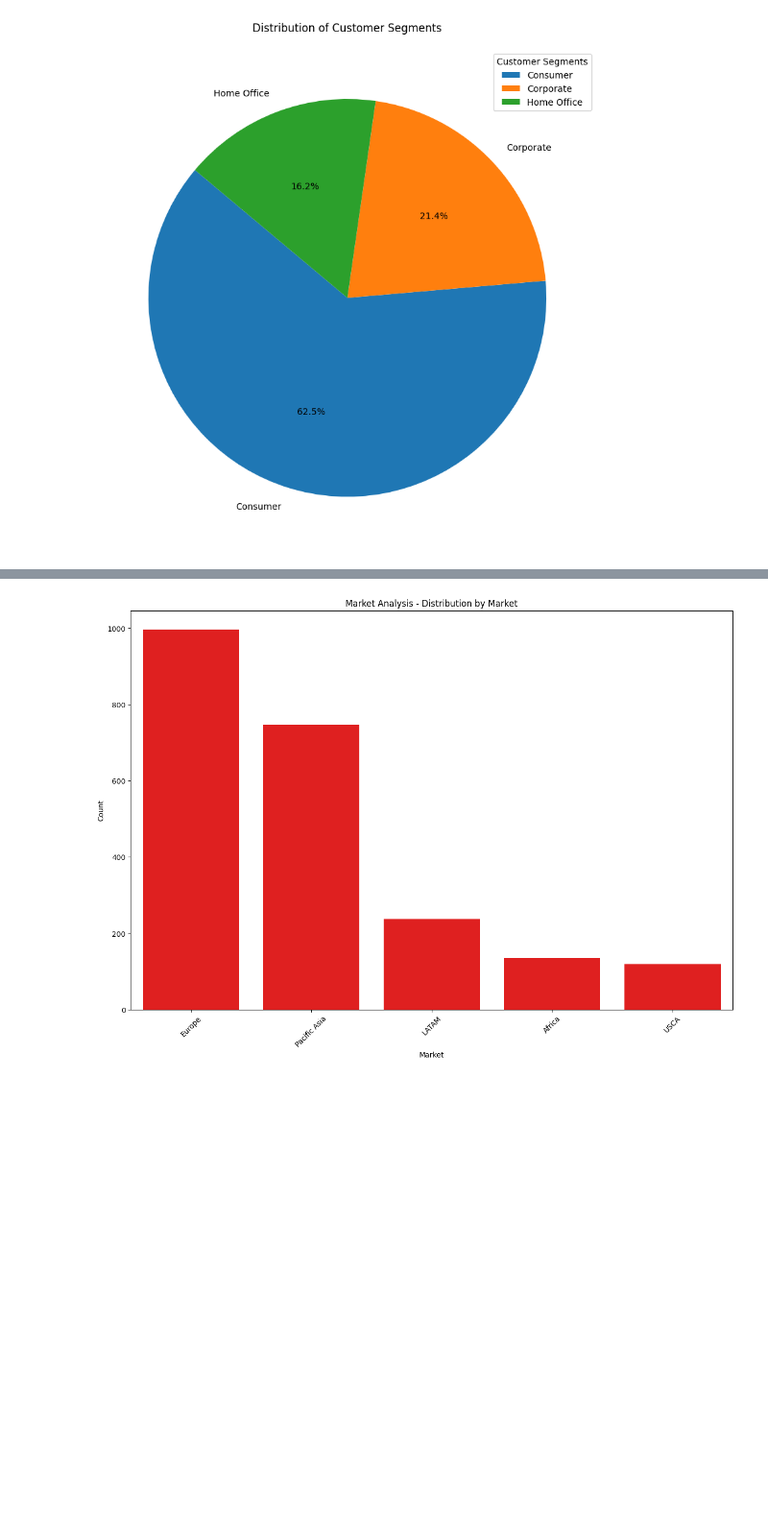
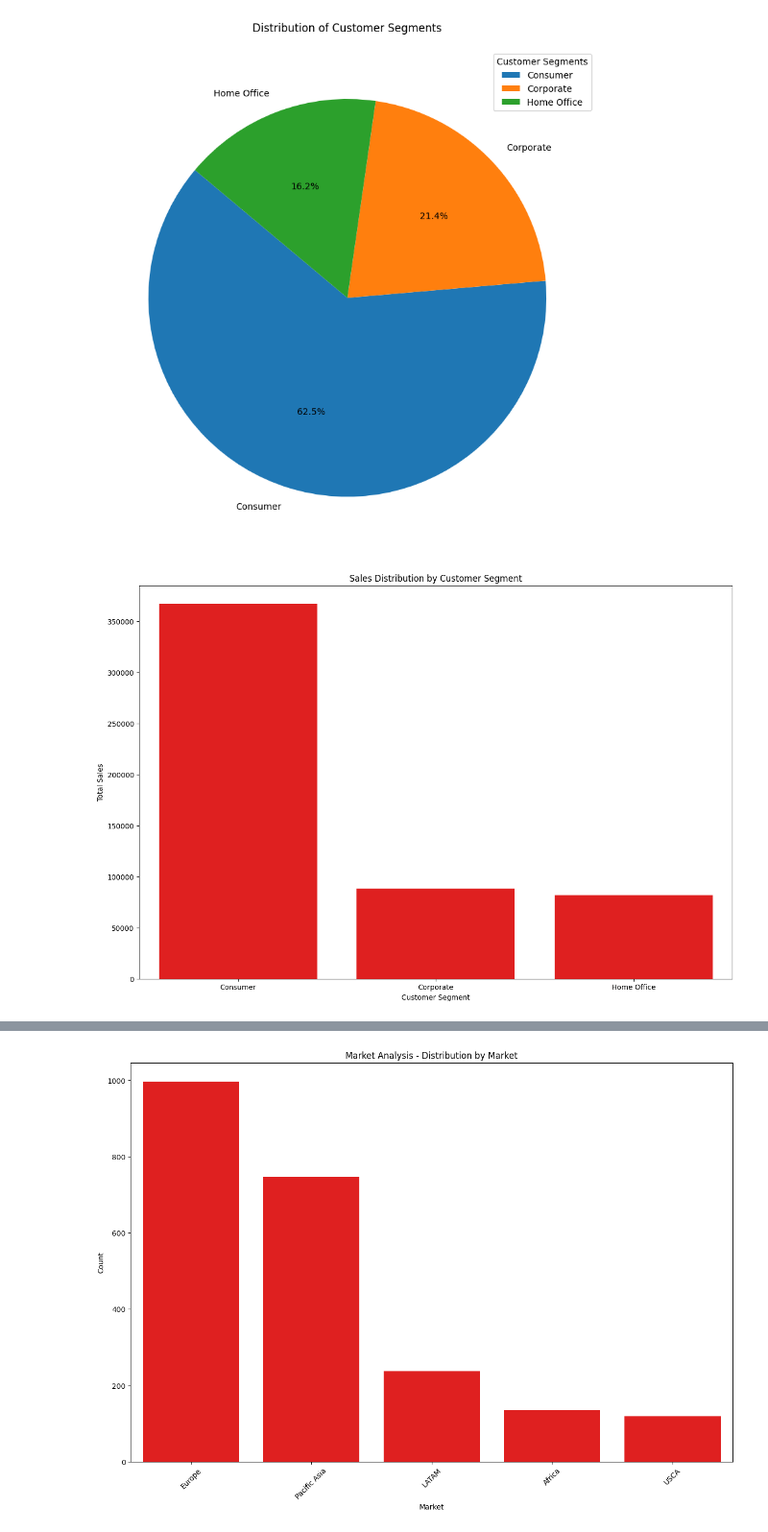
Before and after one commit to akshan-main/supplychain, a Jupyter notebook: supplychaineda.ipynb, the cells around one changed output, grey strips where cells are left out. Shown at 96% size. Saved outputs shown, nothing was run; the diff lists cells and outputs as text; code cells hidden in the pictures; blank space fills up the shorter version.

```diff
--- a/supplychaineda.ipynb
+++ b/supplychaineda.ipynb
@@ -4,8 +4,7 @@ import numpy as np
 import matplotlib.pyplot as plt
 import seaborn as sns
 # %%
-
-df=pd.read_csv('sc.csv', encoding='utf-8')
+df=pd.read_csv('sc.csv', encoding='ISO-8859-1')
 # %%
 customer_segment_counts = df['Customer Segment'].value_counts()
 market_counts = df['Market'].value_counts()
@@ -25,3 +24,13 @@ plt.legend(customer_segment_counts.index, title='Customer Segments', loc='best')
 plt.show()
 # %% [output]
 [figure]
+# %%
+segment_sales = df.groupby('Customer Segment')['Sales'].sum().sort_values(ascending=False)
+plt.figure(figsize=(15, 10))
+sns.barplot(x=segment_sales.index, y=segment_sales.values, color='red')
+plt.title('Sales Distribution by Customer Segment')
+plt.xlabel('Customer Segment')
+plt.ylabel('Total Sales')
+plt.show()
+# %% [output]
+[figure, added]
```
Also changed, not shown: parts of 6 cells of this notebook.
